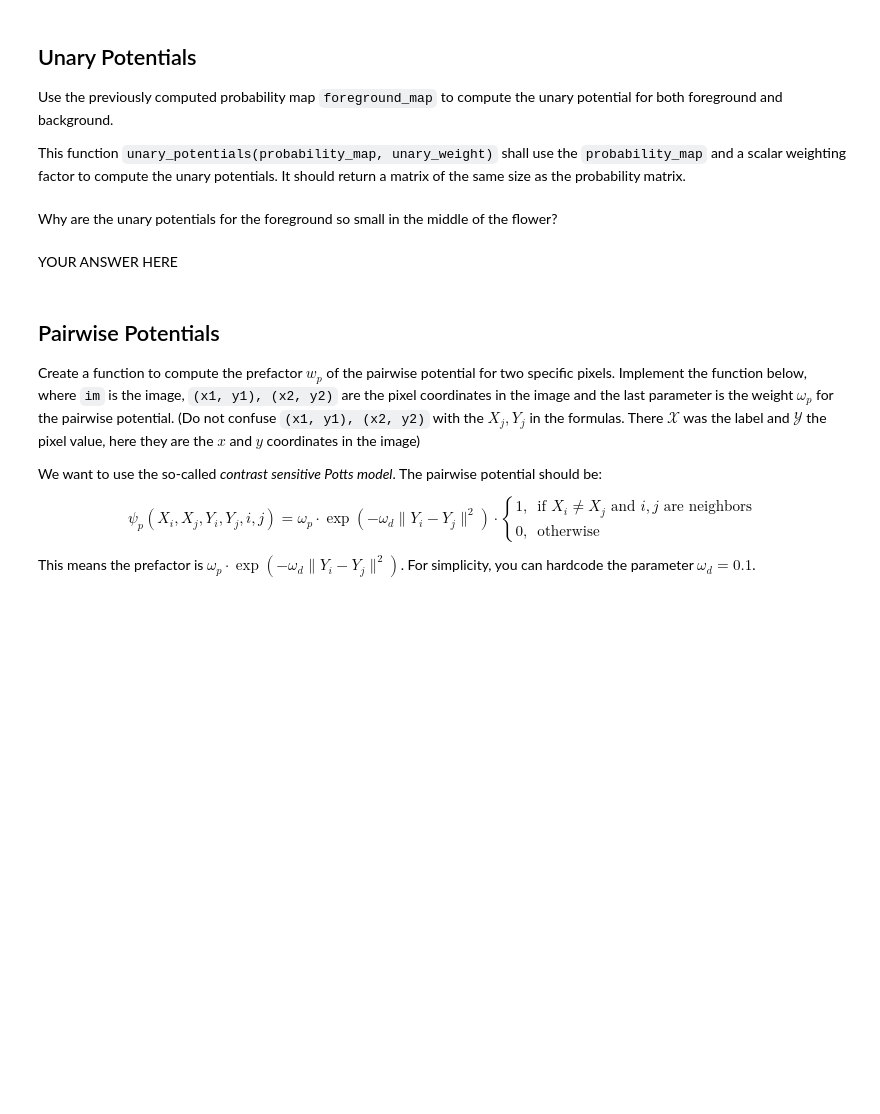
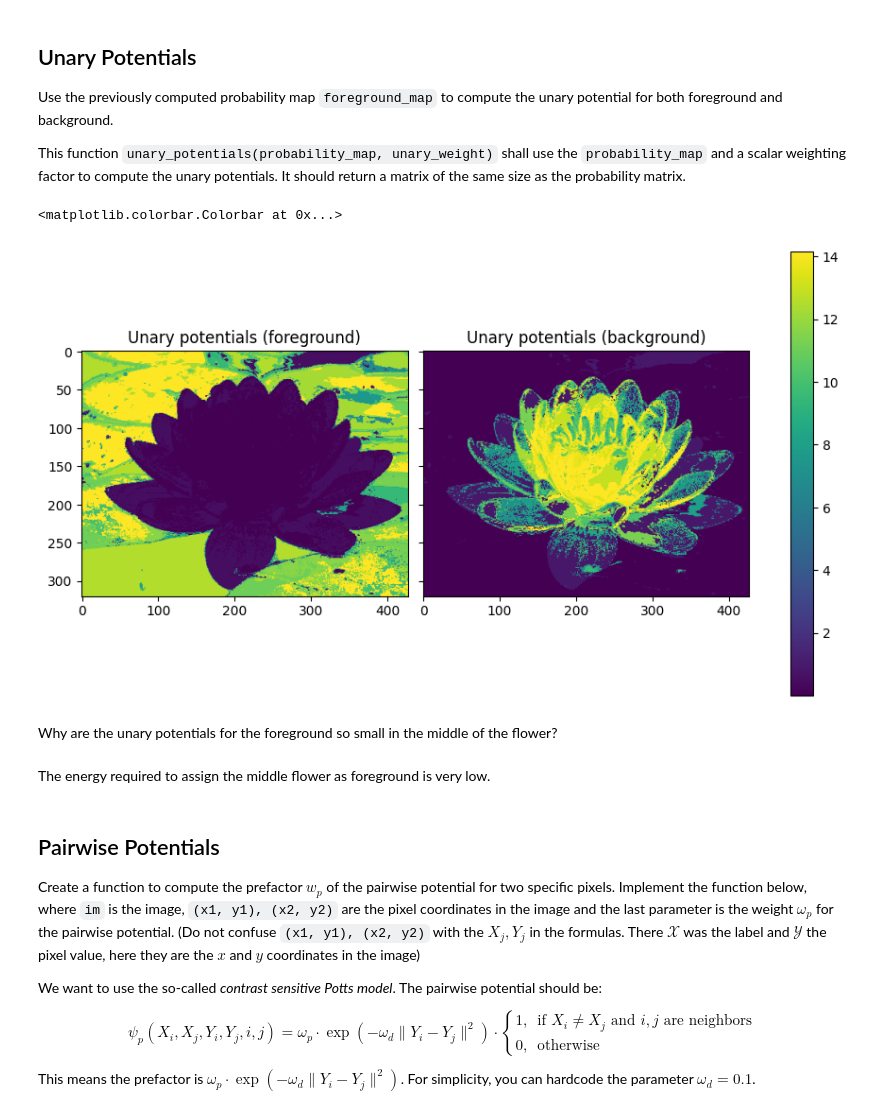
Before and after one commit to ChengZhenLee/Computer_Vision, a Jupyter notebook: exercise_2/exercise_2b.ipynb, the cells around one changed output. Saved outputs shown, nothing was run; the diff lists cells and outputs as text; code cells hidden in the pictures; blank space fills up the shorter version.

```diff
--- a/exercise_2/exercise_2b.ipynb
+++ b/exercise_2/exercise_2b.ipynb
@@ -174,9 +174,14 @@ Implement the function `calculate_histogram`. It should take as input the image
 def calculate_histogram(im, mask, n_bins):
     histogram = np.full((n_bins, n_bins, n_bins), fill_value=0.001)
 
-    for i in range(im.shape(0)):
-        for j in range(im.shape(1)):
-            pass
+    masked_pixels = im[mask == 1]
+
+    counts, _ = np.histogramdd(masked_pixels, bins=n_bins, range=[(0, 256), (0, 256), (0, 256)])
+
+    histogram += counts
+
+    histogram /= np.sum(histogram)
+
     return histogram
 # %% [markdown]
 The following plot displays the marginal distributions of the regions you defined above.
@@ -225,12 +233,22 @@ Recall Bayes' theorem applied to this case:
 $$
 p(c\ |\ r,g,b) = \frac{p(c) \cdot p(r,g,b\ |\ c)}{p(r,g,b)} = \frac{p(c)\cdot p(r,g,b\ |\ c)}{\sum_{\tilde{c}} p(\tilde{c}) \cdot p(r,g,b\ |\ \tilde{c}) }
 $$
-# %%
-# POINTS: 4
-
-def foreground_pmap(im, fg_histogram, bg_histogram):
-    # YOUR CODE HERE
-    raise NotImplementedError()
+# %%
+# POINTS: 4
+
+def foreground_pmap(im, fg_histogram, bg_histogram):
+    n_bins = fg_histogram.shape[0]
+
+    bin_r = np.clip((im[:, :, 0] / 256 * n_bins).astype(int), 0, n_bins - 1)
+    bin_g = np.clip((im[:, :, 1] / 256 * n_bins).astype(int), 0, n_bins - 1)
+    bin_b = np.clip((im[:, :, 2] / 256 * n_bins).astype(int), 0, n_bins - 1)
+
+    p_rgb_given_fg = fg_histogram[bin_r, bin_g, bin_b]
+    p_rgb_given_bg = bg_histogram[bin_r, bin_g, bin_b]
+
+    result = p_rgb_given_fg / (p_rgb_given_fg + p_rgb_given_bg)
+
+    return result
 # %%
 foreground_prob = foreground_pmap(im, fg_histogram, bg_histogram)
 fig, axes = plt.subplots(1, 2, figsize=(9.5, 5), sharey=True)
@@ -253,25 +273,27 @@ This function `unary_potentials(probability_map, unary_weight)` shall use the `p
 # %%
 # POINTS: 1
 
 def unary_potentials(probability_map, unary_weight):
-    # YOUR CODE HERE
-    raise NotImplementedError()
+    return -np.log(probability_map) * unary_weight
 
 
 unary_weight = 1
 unary_fg = unary_potentials(foreground_prob, unary_weight)
 unary_bg = unary_potentials(1 - foreground_prob, unary_weight)
 fig, axes = plt.subplots(1, 2, figsize=(9.5, 5), sharey=True)
 axes[0].imshow(unary_fg)
 axes[0].set_title("Unary potentials (foreground)")
 im_plot = axes[1].imshow(unary_bg)
 axes[1].set_title("Unary potentials (background)")
 fig.tight_layout()
 fig.colorbar(im_plot, ax=axes)
+# %% [output]
+<matplotlib.colorbar.Colorbar at 0x...>
+[figure, added]
 # %% [markdown]
 Why are the unary potentials for the foreground so small in the middle of the flower?
-# %% [markdown]
-YOUR ANSWER HERE
+# %% [markdown]
+The energy required to assign the middle flower as foreground is very low.
 # %% [markdown]
 ## Pairwise Potentials
 
```
Also changed, not shown: parts of 20 cells of this notebook.
